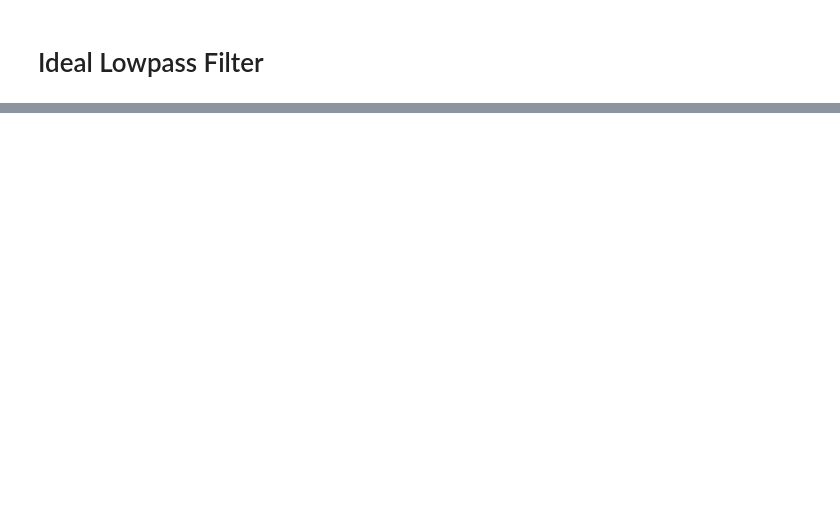
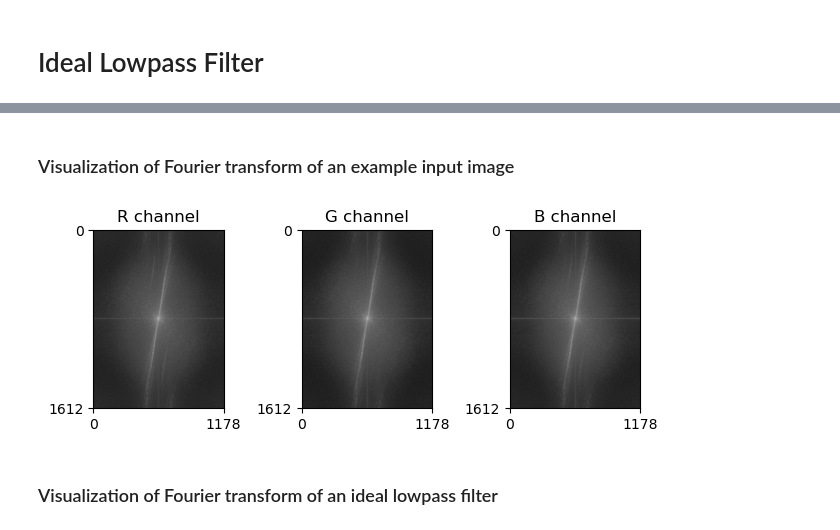
Before and after one commit to jhb341/computational-photography, a Jupyter notebook: assn2/code/lpf.ipynb, the cells around one changed output, grey strips where cells are left out. Drawn from its saved outputs; the diff is of its cells as text; code cells hidden in the pictures; blank space fills up the shorter version.

```diff
--- a/assn2/code/lpf.ipynb
+++ b/assn2/code/lpf.ipynb
@@ -90,0 +113,8 @@ ValueError: operands could not be broadcast together with shapes (1613,1179) (32
+# %% [markdown]
+### Visualization of Fourier transform of an example input image
+# %%
+show_spectrum(img)
+# %% [output]
+[figure, added]
+# %% [markdown]
+### Visualization of Fourier transform of an ideal lowpass filter
```
Also changed, not shown: parts of 19 cells of this notebook, 3 other files.
